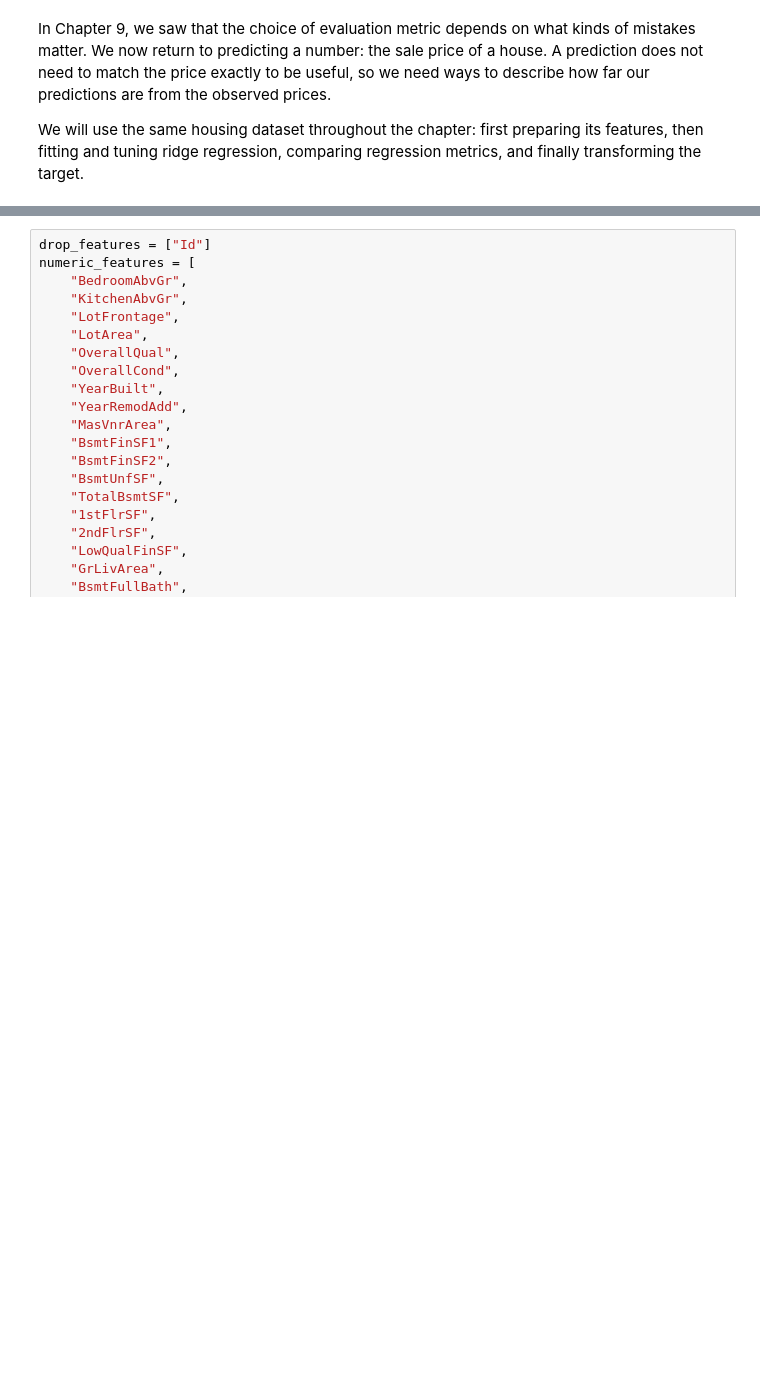
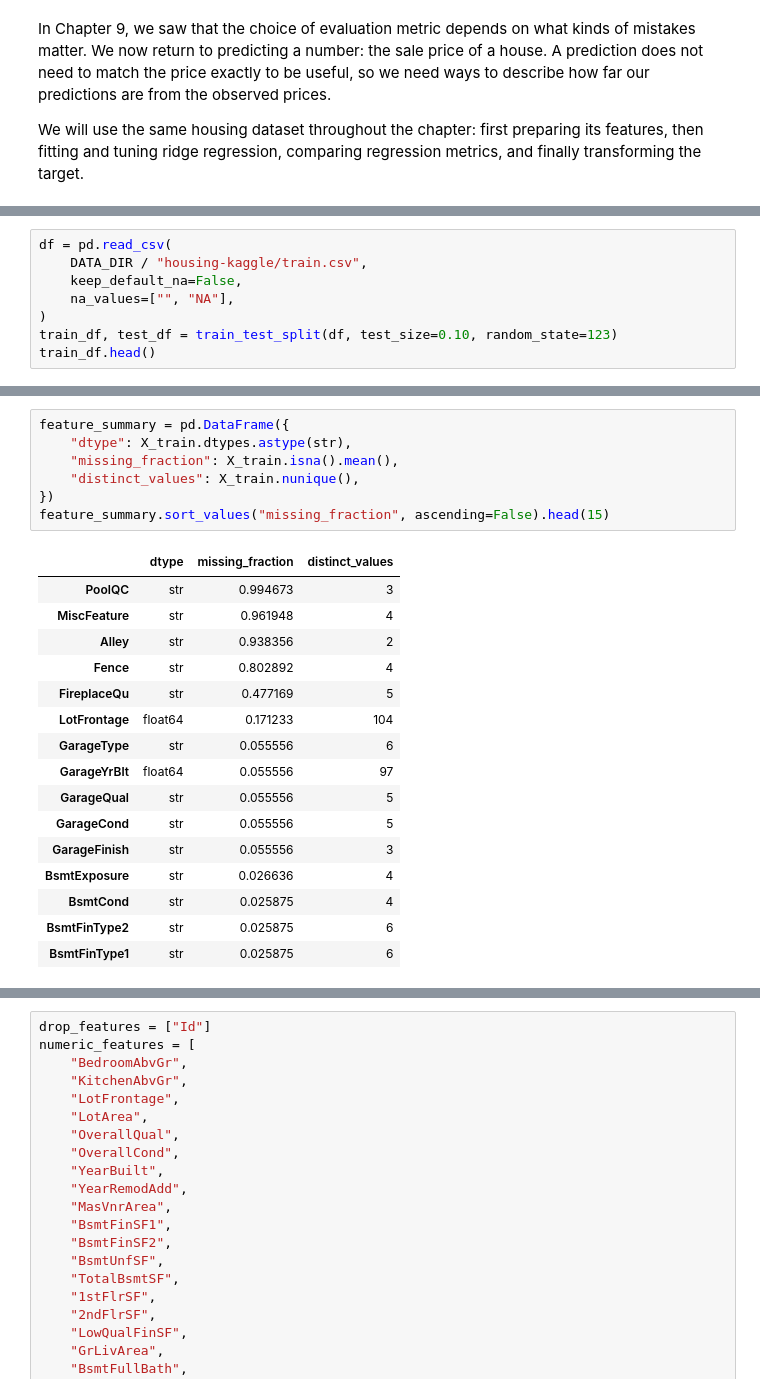
Before and after one commit to UBC-CS/cpsc330-book, a Jupyter notebook: book/10_regression-metrics.ipynb, the cells around one changed output, grey strips where cells are left out. Drawn from its saved outputs; the diff is of its cells as text; blank space fills up the shorter version.

```diff
--- a/book/10_regression-metrics.ipynb
+++ b/book/10_regression-metrics.ipynb
@@ -195,0 +78,8 @@ array([ 1,  7,  3,  5,  8, 10,  6,  9, 12,  2,  4, 11])
+# %%
+df = pd.read_csv(
+    DATA_DIR / "housing-kaggle/train.csv",
+    keep_default_na=False,
+    na_values=["", "NA"],
+)
+train_df, test_df = train_test_split(df, test_size=0.10, random_state=123)
+train_df.head()
@@ -195,0 +108,24 @@ array([ 1,  7,  3,  5,  8, 10,  6,  9, 12,  2,  4, 11])
+# %%
+feature_summary = pd.DataFrame({
+    "dtype": X_train.dtypes.astype(str),
+    "missing_fraction": X_train.isna().mean(),
+    "distinct_values": X_train.nunique(),
+})
+feature_summary.sort_values("missing_fraction", ascending=False).head(15)
+# %% [output]
+|  | dtype | missing_fraction | distinct_values |
+| PoolQC | str | 0.994673 | 3 |
+| MiscFeature | str | 0.961948 | 4 |
+| Alley | str | 0.938356 | 2 |
+| Fence | str | 0.802892 | 4 |
+| FireplaceQu | str | 0.477169 | 5 |
+| LotFrontage | float64 | 0.171233 | 104 |
+| GarageType | str | 0.055556 | 6 |
+| GarageYrBlt | float64 | 0.055556 | 97 |
+| GarageQual | str | 0.055556 | 5 |
+| GarageCond | str | 0.055556 | 5 |
+| GarageFinish | str | 0.055556 | 3 |
+| BsmtExposure | str | 0.026636 | 4 |
+| BsmtCond | str | 0.025875 | 4 |
+| BsmtFinType2 | str | 0.025875 | 6 |
+| BsmtFinType1 | str | 0.025875 | 6 |
```
Also changed, not shown: parts of 211 cells of this notebook, 1 other file.
